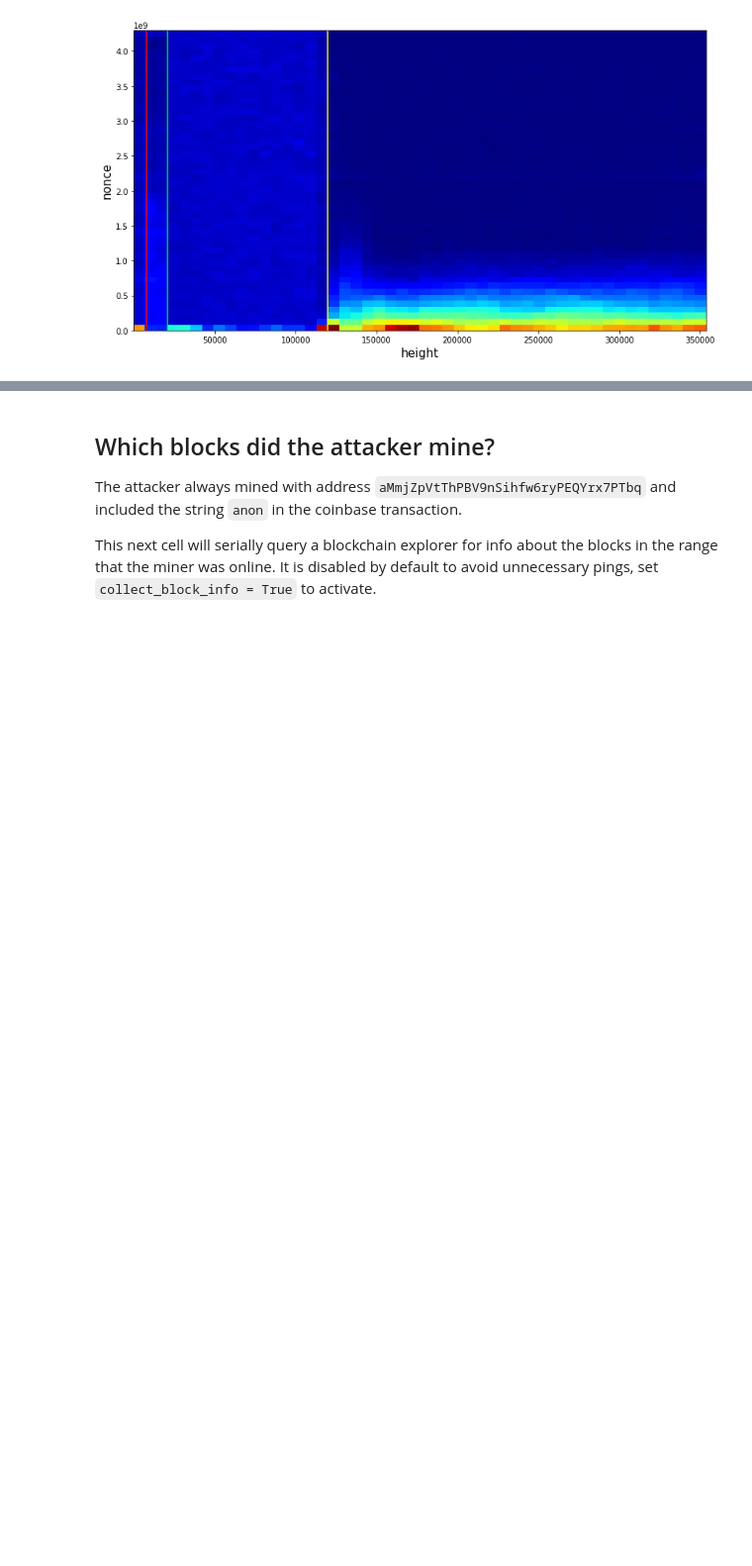
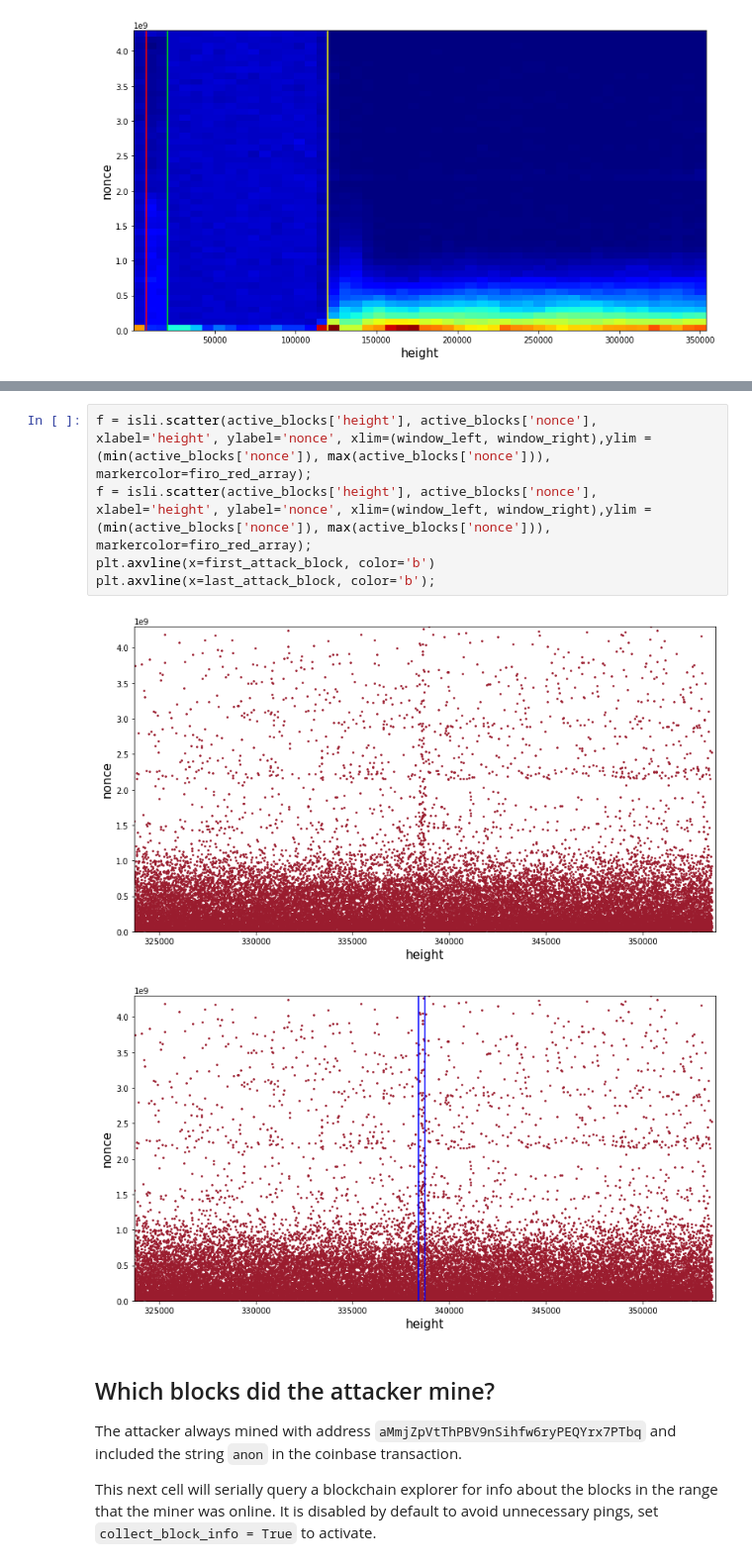
Before and after one commit to Mitchellpkt/firo-forensics, a Jupyter notebook: analysis/jupyter-python-firo-forensics.ipynb, the cells around one changed output, grey strips where cells are left out. Shown at 99% size. Saved outputs shown, nothing was run; the diff lists cells and outputs as text; blank space fills up the shorter version.

```diff
--- a/analysis/jupyter-python-firo-forensics.ipynb
+++ b/analysis/jupyter-python-firo-forensics.ipynb
@@ -78,3 +120,11 @@ plt.axvline(x=120_000, color='yellow');
+# %%
+f = isli.scatter(active_blocks['height'], active_blocks['nonce'], xlabel='height', ylabel='nonce', xlim=(window_left, window_right),ylim = (min(active_blocks['nonce']), max(active_blocks['nonce'])), markercolor=firo_red_array);
+f = isli.scatter(active_blocks['height'], active_blocks['nonce'], xlabel='height', ylabel='nonce', xlim=(window_left, window_right),ylim = (min(active_blocks['nonce']), max(active_blocks['nonce'])), markercolor=firo_red_array);
+plt.axvline(x=first_attack_block, color='b')
+plt.axvline(x=last_attack_block, color='b');
+# %% [output]
+[figure, added]
+[figure, added]
 # %% [markdown]
 ## Which blocks did the attacker mine?
 
```
Also changed, not shown: parts of 6 cells of this notebook.
